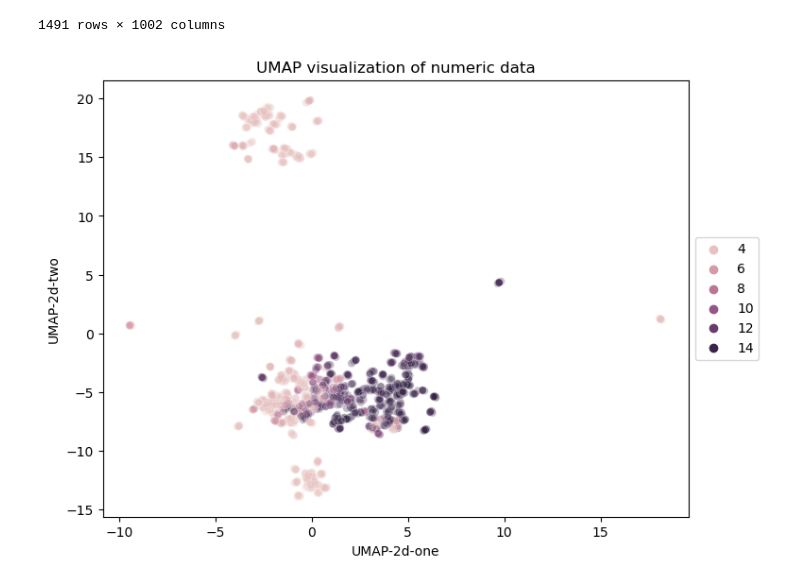
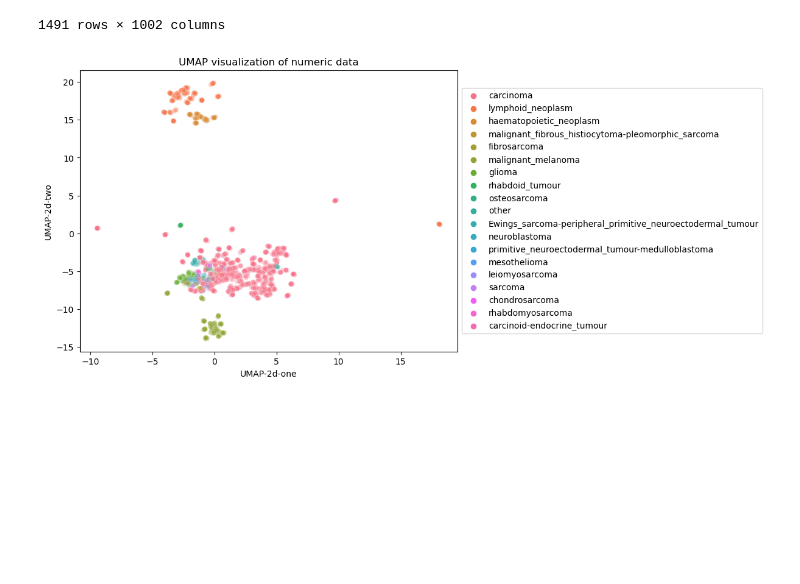
Before and after one commit to serhatbeyaz/pharmaco-analysis, a Jupyter notebook: Python scripts/clustering.ipynb, the cells around one changed output. Drawn from its saved outputs; the diff is of its cells as text; code cells hidden in the pictures; blank space fills up the shorter version.

```diff
--- a/Python scripts/clustering.ipynb
+++ b/Python scripts/clustering.ipynb
@@ -325,16 +325,16 @@ result_df['UMAP-2d-two'] = umap_results[:,1]
 # %%
 # Visualize the UMAP components, colored by 'Site.Primary' value
 plt.figure(figsize=(8,6))
 sns.scatterplot(
     x="UMAP-2d-one", y="UMAP-2d-two",
-    hue="KRT19",
+    hue="Histology",
     data=result_df,
     alpha=0.3
 )
 
 plt.title('UMAP visualization of numeric data')
 # Move the legend to an empty part of the plot
 plt.legend(loc='center left', bbox_to_anchor=(1, 0.5))
 plt.show()
 # %% [output]
-[figure, old version]
+[figure, new version]
```
Also changed, not shown: 6 other files.
